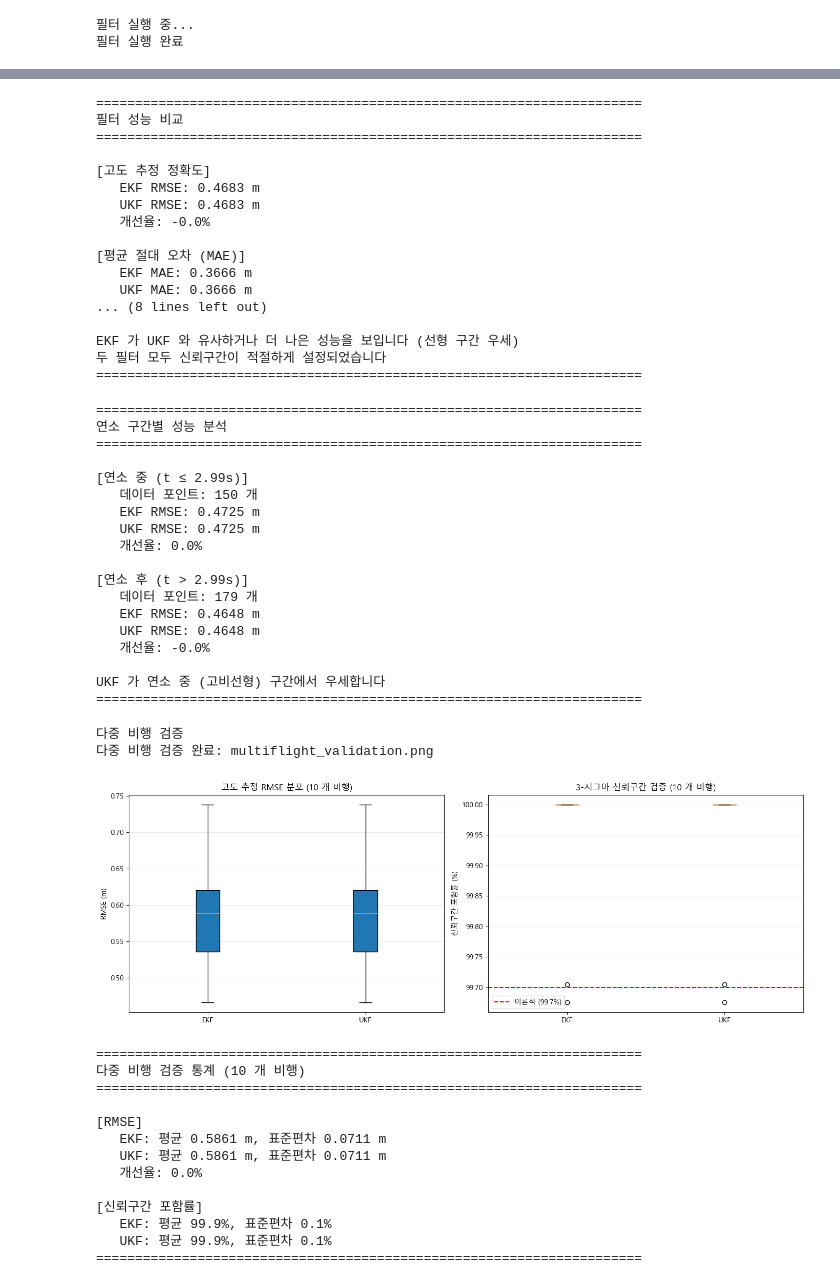
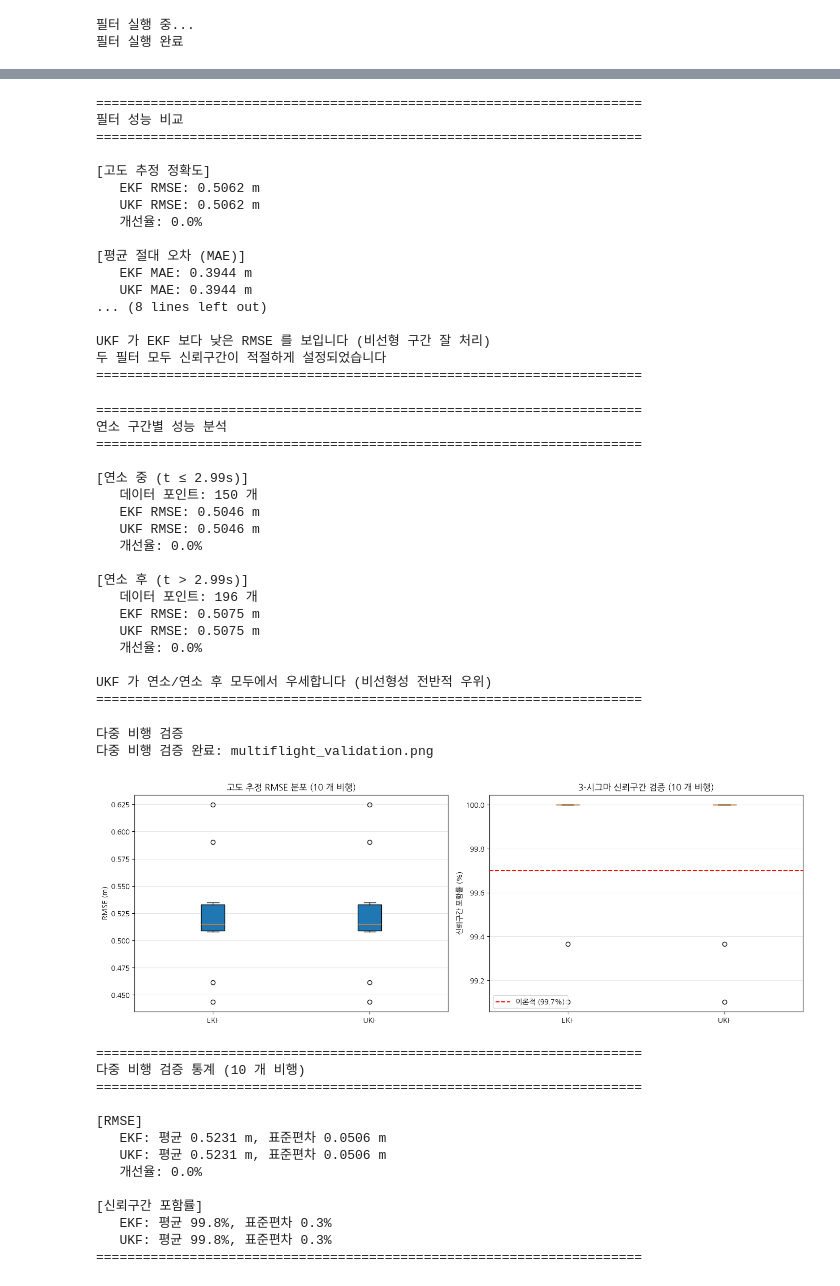
Before and after one commit to postech-psi/psintelligence, a Jupyter notebook: step2-EKF&UKF.ipynb, the cells around one changed output, grey strips where cells are left out. Saved outputs shown, nothing was run; the diff lists cells and outputs as text; code cells hidden in the pictures.

```diff
--- a/step2-EKF&UKF.ipynb
+++ b/step2-EKF&UKF.ipynb
@@ -114,8 +114,17 @@ import os
 import warnings
 warnings.filterwarnings('ignore')
 
-# 한글 폰트 설정
-plt.rcParams['font.family'] = 'Malgun Gothic'
+# 한글 폰트 설정 (그래프 출력용) — OS 별 자동 선택
+#   (step1.5 와 동일한 관례. Windows=Malgun Gothic, Linux=NanumGothic)
+from matplotlib import font_manager as _fm
+_available_fonts = {f.name for f in _fm.fontManager.ttflist}
+for _name in ('Malgun Gothic', 'AppleGothic', 'NanumGothic',
+              'Noto Sans CJK KR', 'Noto Sans KR'):
+    if _name in _available_fonts:
+        plt.rcParams['font.family'] = _name
+        break
+else:
+    print('※ 한글 폰트를 찾지 못했습니다. 그래프의 한글이 □ 로 보일 수 있습니다.')
 plt.rcParams['axes.unicode_minus'] = False
 
 # Step 1.5 데이터 로드
@@ -212,6 +221,9 @@ class EKF:
         self.P = P0.astype(float)
         self.Q = Q.astype(float)
         self.R = np.array([[R]]) if np.isscalar(R) else R.astype(float)
+        # [Step 5.5] 혁신 시퀀스 기록용
+        self.innovations = []   # y = z - H x^-
+        self.innov_cov = []     # S = H P^- H^T + R
 
     def _dynamics(self, x, u, dt):
         """가속도 센서값 u를 사용하여 다음 상태 예측"""
@@ -236,6 +248,9 @@ class EKF:
         K = self.P @ H.T @ np.linalg.inv(S)
         self.x += (K @ y).flatten()
         self.P = (np.eye(2) - K @ H) @ self.P
+        # [Step 5.5] 혁신 y 와 혁신 공분산 S 기록 (L1 χ² 검정 / 커널 이상탐지 입력)
+        self.innovations.append(float(y.flatten()[0]))
+        self.innov_cov.append(float(np.asarray(S).flatten()[0]))
 # %%
 class UKF:
     def __init__(self, x0, P0, Q, R, alpha=0.1, beta=2, kappa=0):
@@ -248,6 +263,9 @@ class UKF:
         self.Wm = np.array([self.lamb/(self.n+self.lamb)] + [1/(2*(self.n+self.lamb))]*(2*self.n))
         self.Wc = self.Wm.copy()
         self.Wc[0] += (1 - alpha**2 + beta)
+        # [Step 5.5] 혁신 시퀀스 기록용
+        self.innovations = []   # y = z - z_pred
+        self.innov_cov = []     # Pzz
 
     def _dynamics(self, x, u, dt):
         return np.array([x[0] + x[1]*dt + 0.5*u*dt**2, x[1] + u*dt])
@@ -286,6 +304,9 @@ class UKF:
         K = Pxz / Pzz
         self.x += (K * (z_meas - z_pred)).flatten()
         self.P -= K @ Pzz.reshape(1,1) @ K.T
+        # [Step 5.5] 혁신 y 와 혁신 공분산 Pzz 기록
+        self.innovations.append(float(np.asarray(z_meas - z_pred).flatten()[0]))
+        self.innov_cov.append(float(np.asarray(Pzz).flatten()[0]))
 # %%
 def visualize_unscented_transform():
     import scipy.stats as st
@@ -556,16 +577,16 @@ print("=" * 70)
 ======================================================================
 
 [고도 추정 정확도]
-   EKF RMSE: 0.4683 m
-   UKF RMSE: 0.4683 m
-   개선율: -0.0%
+   EKF RMSE: 0.5062 m
+   UKF RMSE: 0.5062 m
+   개선율: 0.0%
 
 [평균 절대 오차 (MAE)]
-   EKF MAE: 0.3666 m
-   UKF MAE: 0.3666 m
+   EKF MAE: 0.3944 m
+   UKF MAE: 0.3944 m
 ... (8 lines left out)
 
-EKF 가 UKF 와 유사하거나 더 나은 성능을 보입니다 (선형 구간 우세)
+UKF 가 EKF 보다 낮은 RMSE 를 보입니다 (비선형 구간 잘 처리)
 두 필터 모두 신뢰구간이 적절하게 설정되었습니다
 ======================================================================
 # %%
@@ -617,17 +638,17 @@ print("=" * 70)
 
 [연소 중 (t ≤ 2.99s)]
    데이터 포인트: 150 개
-   EKF RMSE: 0.4725 m
-   UKF RMSE: 0.4725 m
+   EKF RMSE: 0.5046 m
+   UKF RMSE: 0.5046 m
    개선율: 0.0%
 
 [연소 후 (t > 2.99s)]
-   데이터 포인트: 179 개
-   EKF RMSE: 0.4648 m
-   UKF RMSE: 0.4648 m
-   개선율: -0.0%
+   데이터 포인트: 196 개
+   EKF RMSE: 0.5075 m
+   UKF RMSE: 0.5075 m
+   개선율: 0.0%
 
-UKF 가 연소 중 (고비선형) 구간에서 우세합니다
+UKF 가 연소/연소 후 모두에서 우세합니다 (비선형성 전반적 우위)
 ======================================================================
 # %%
 def evaluate_filter_on_flights(df, df_meta, filter_class, n_flights=10, **filter_kwargs):
@@ -651,7 +672,10 @@ def evaluate_filter_on_flights(df, df_meta, filter_class, n_flights=10, **filter
 
         # 필터 입력값 준비
         z_obs_all = flight_data['altitude_noisy'].values - z_origin
-        a_input_all = flight_data['acceleration_noisy'].values # Raw IMU (a+g)
+        # [수정] u 는 '중력이 보상된 순수 운동 가속도' 여야 한다 (클래스 docstring).
+        #   acceleration_noisy = a + g + noise 이므로 9.81 을 빼야 한다.
+        #   보상 없이 넣으면 혁신 평균이 -0.31 m 로 치우친다 (실측 확인).
+        a_input_all = flight_data['acceleration_noisy'].values - 9.81
 
         dt = 0.02
 
@@ -708,51 +732,55 @@ ukf_rmse_list, ukf_bounds_list = evaluate_filter_on_flights(df, df_meta, UKF, n_
 fig, axes = plt.subplots(1, 2, figsize=(14, 5))
 
 # RMSE 분포
-axes[0].boxplot([ekf_rmse_list, ukf_rmse_list], labels=['EKF', 'UKF'], patch_artist=True)
+# [수정] matplotlib >=3.9 에서 boxplot(labels=) 이 제거됨(tick_labels= 로 개명).
+#        set_xticklabels 로 처리하면 모든 버전에서 동작한다.
+axes[0].boxplot([ekf_rmse_list, ukf_rmse_list], patch_artist=True)
+axes[0].set_xticks([1, 2]); axes[0].set_xticklabels(['EKF', 'UKF'])
 axes[0].set_ylabel('RMSE (m)')
 axes[0].set_title('고도 추정 RMSE 분포 (10 개 비행)')
 axes[0].grid(True, alpha=0.3, axis='y')
 
 # 신뢰구간 포함률
-axes[1].boxplot([ekf_bounds_list, ukf_bounds_list], labels=['EKF', 'UKF'], patch_artist=True)
+axes[1].boxplot([ekf_bounds_list, ukf_bounds_list], patch_artist=True)
+axes[1].set_xticks([1, 2]); axes[1].set_xticklabels(['EKF', 'UKF'])
 axes[1].axhline(y=99.7, color='red', linestyle='--', label='이론적 (99.7%)')
 axes[1].set_ylabel('신뢰구간 포함률 (%)')
 axes[1].set_title('3-시그마 신뢰구간 검증 (10 개 비행)')
 axes[1].grid(True, alpha=0.3, axis='y')
 axes[1].legend()
 
 plt.tight_layout()
 plt.savefig('./data/simulated/multiflight_validation.png', dpi=150)
 print("다중 비행 검증 완료: multiflight_validation.png")
 plt.show()
 
 # 통계 출력
 print("\n" + "=" * 70)
 print("다중 비행 검증 통계 (10 개 비행)")
 print("=" * 70)
 print(f"\n[RMSE]")
 print(f"   EKF: 평균 {np.mean(ekf_rmse_list):.4f} m, 표준편차 {np.std(ekf_rmse_list):.4f} m")
 print(f"   UKF: 평균 {np.mean(ukf_rmse_list):.4f} m, 표준편차 {np.std(ukf_rmse_list):.4f} m")
 print(f"   개선율: {(1 - np.mean(ukf_rmse_list)/np.mean(ekf_rmse_list)) * 100:.1f}%")
 print()
 print(f"[신뢰구간 포함률]")
 print(f"   EKF: 평균 {np.mean(ekf_bounds_list):.1f}%, 표준편차 {np.std(ekf_bounds_list):.1f}%")
 print(f"   UKF: 평균 {np.mean(ukf_bounds_list):.1f}%, 표준편차 {np.std(ukf_bounds_list):.1f}%")
 print("=" * 70)
 # %% [output]
 다중 비행 검증
 다중 비행 검증 완료: multiflight_validation.png
-[figure, old version]
+[figure, new version]
 ======================================================================
 다중 비행 검증 통계 (10 개 비행)
 ======================================================================
 
 [RMSE]
-   EKF: 평균 0.5861 m, 표준편차 0.0711 m
-   UKF: 평균 0.5861 m, 표준편차 0.0711 m
+   EKF: 평균 0.5231 m, 표준편차 0.0506 m
+   UKF: 평균 0.5231 m, 표준편차 0.0506 m
    개선율: 0.0%
 
 [신뢰구간 포함률]
-   EKF: 평균 99.9%, 표준편차 0.1%
-   UKF: 평균 99.9%, 표준편차 0.1%
+   EKF: 평균 99.8%, 표준편차 0.3%
+   UKF: 평균 99.8%, 표준편차 0.3%
 ======================================================================
```
Also changed, not shown: parts of 7 cells of this notebook, 7 other files.
